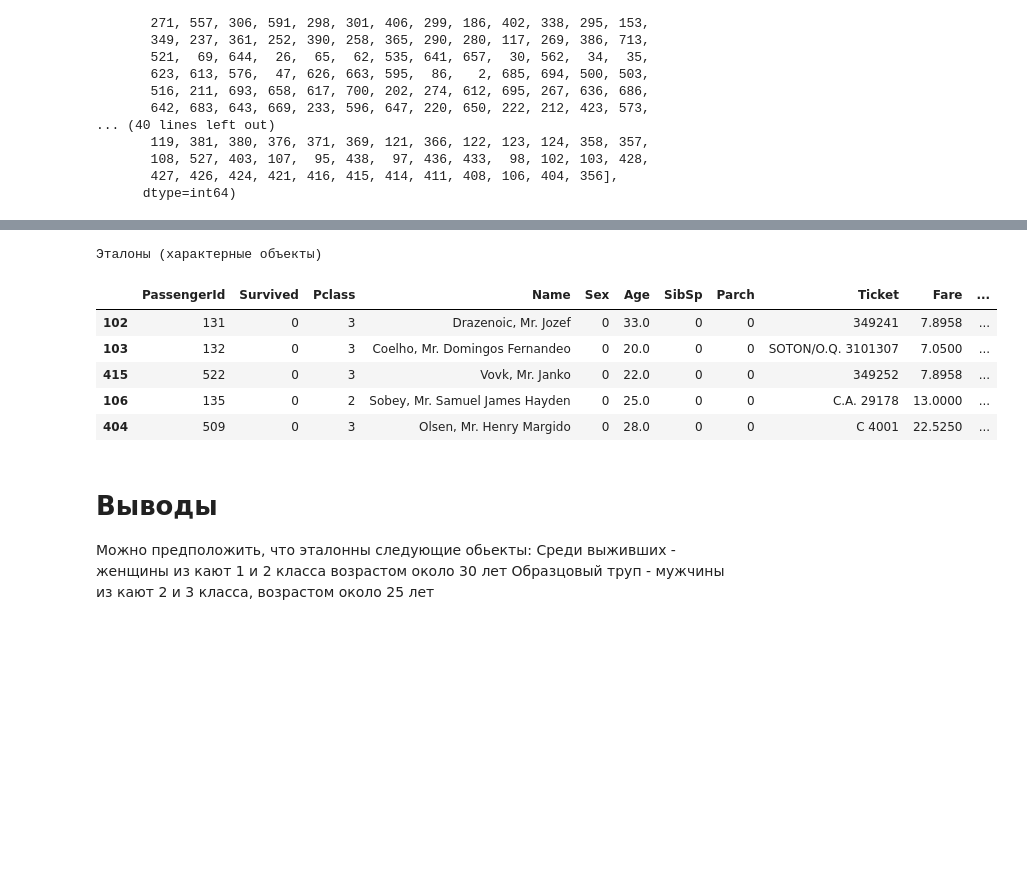
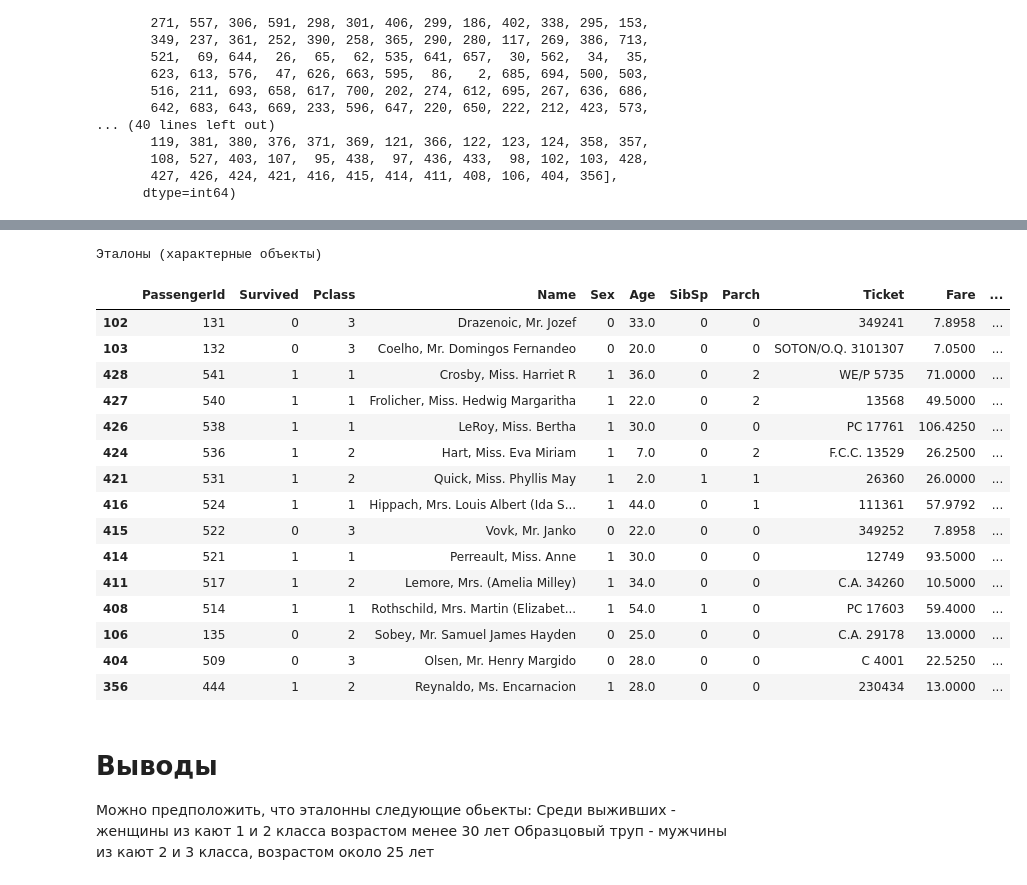
Before and after one commit to SokolovMichail/SFEDU_Master_MachineLearning, a Jupyter notebook: lab3/lab-3-knn-ru.ipynb, the cells around one changed output, grey strips where cells are left out. Cells and saved outputs as stored; diff of their text form; code cells hidden in the pictures; blank space fills up the shorter version.

```diff
--- a/lab3/lab-3-knn-ru.ipynb
+++ b/lab3/lab-3-knn-ru.ipynb
@@ -139,7 +139,7 @@ def distance(a,b):
     d += 3*abs(a['Parch'] - b['Parch'])
     #d += abs(a['Fare'] - b['Fare'])
     #d += 0*a['Embarked'] != b['Embarked']
-    return d*3
+    return d
 # %%
 #А зачем?
 import numpy as np
@@ -348,17 +359,27 @@ sel[sel['Survived']==-0]
 # %%
 print('Эталоны (характерные объекты)')
 sel = data_new.loc[idx[-15:],]
-sel[sel['Survived']==0]
+sel
 # %% [output]
 Эталоны (характерные объекты)
 |  | PassengerId | Survived | Pclass | Name | Sex | Age | SibSp | Parch | Ticket | Fare | ... |
 | 102 | 131 | 0 | 3 | Drazenoic, Mr. Jozef | 0 | 33.0 | 0 | 0 | 349241 | 7.8958 | ... |
 | 103 | 132 | 0 | 3 | Coelho, Mr. Domingos Fernandeo | 0 | 20.0 | 0 | 0 | SOTON/O.Q. 3101307 | 7.0500 | ... |
+| 428 | 541 | 1 | 1 | Crosby, Miss. Harriet R | 1 | 36.0 | 0 | 2 | WE/P 5735 | 71.0000 | ... |
+| 427 | 540 | 1 | 1 | Frolicher, Miss. Hedwig Margaritha | 1 | 22.0 | 0 | 2 | 13568 | 49.5000 | ... |
+| 426 | 538 | 1 | 1 | LeRoy, Miss. Bertha | 1 | 30.0 | 0 | 0 | PC 17761 | 106.4250 | ... |
+| 424 | 536 | 1 | 2 | Hart, Miss. Eva Miriam | 1 | 7.0 | 0 | 2 | F.C.C. 13529 | 26.2500 | ... |
+| 421 | 531 | 1 | 2 | Quick, Miss. Phyllis May | 1 | 2.0 | 1 | 1 | 26360 | 26.0000 | ... |
+| 416 | 524 | 1 | 1 | Hippach, Mrs. Louis Albert (Ida S... | 1 | 44.0 | 0 | 1 | 111361 | 57.9792 | ... |
 | 415 | 522 | 0 | 3 | Vovk, Mr. Janko | 0 | 22.0 | 0 | 0 | 349252 | 7.8958 | ... |
+| 414 | 521 | 1 | 1 | Perreault, Miss. Anne | 1 | 30.0 | 0 | 0 | 12749 | 93.5000 | ... |
+| 411 | 517 | 1 | 2 | Lemore, Mrs. (Amelia Milley) | 1 | 34.0 | 0 | 0 | C.A. 34260 | 10.5000 | ... |
+| 408 | 514 | 1 | 1 | Rothschild, Mrs. Martin (Elizabet... | 1 | 54.0 | 1 | 0 | PC 17603 | 59.4000 | ... |
 | 106 | 135 | 0 | 2 | Sobey, Mr. Samuel James Hayden | 0 | 25.0 | 0 | 0 | C.A. 29178 | 13.0000 | ... |
 | 404 | 509 | 0 | 3 | Olsen, Mr. Henry Margido | 0 | 28.0 | 0 | 0 | C 4001 | 22.5250 | ... |
+| 356 | 444 | 1 | 2 | Reynaldo, Ms. Encarnacion | 1 | 28.0 | 0 | 0 | 230434 | 13.0000 | ... |
 # %% [markdown]
 # Выводы
 Можно предположить, что эталонны следующие обьекты:
-Среди выживших - женщины из кают 1 и 2 класса возрастом около 30 лет
+Среди выживших - женщины из кают 1 и 2 класса возрастом менее 30 лет
 Образцовый труп - мужчины из кают 2 и 3 класса, возрастом около 25 лет
```
Also changed, not shown: parts of 8 cells of this notebook, 1 other file.
